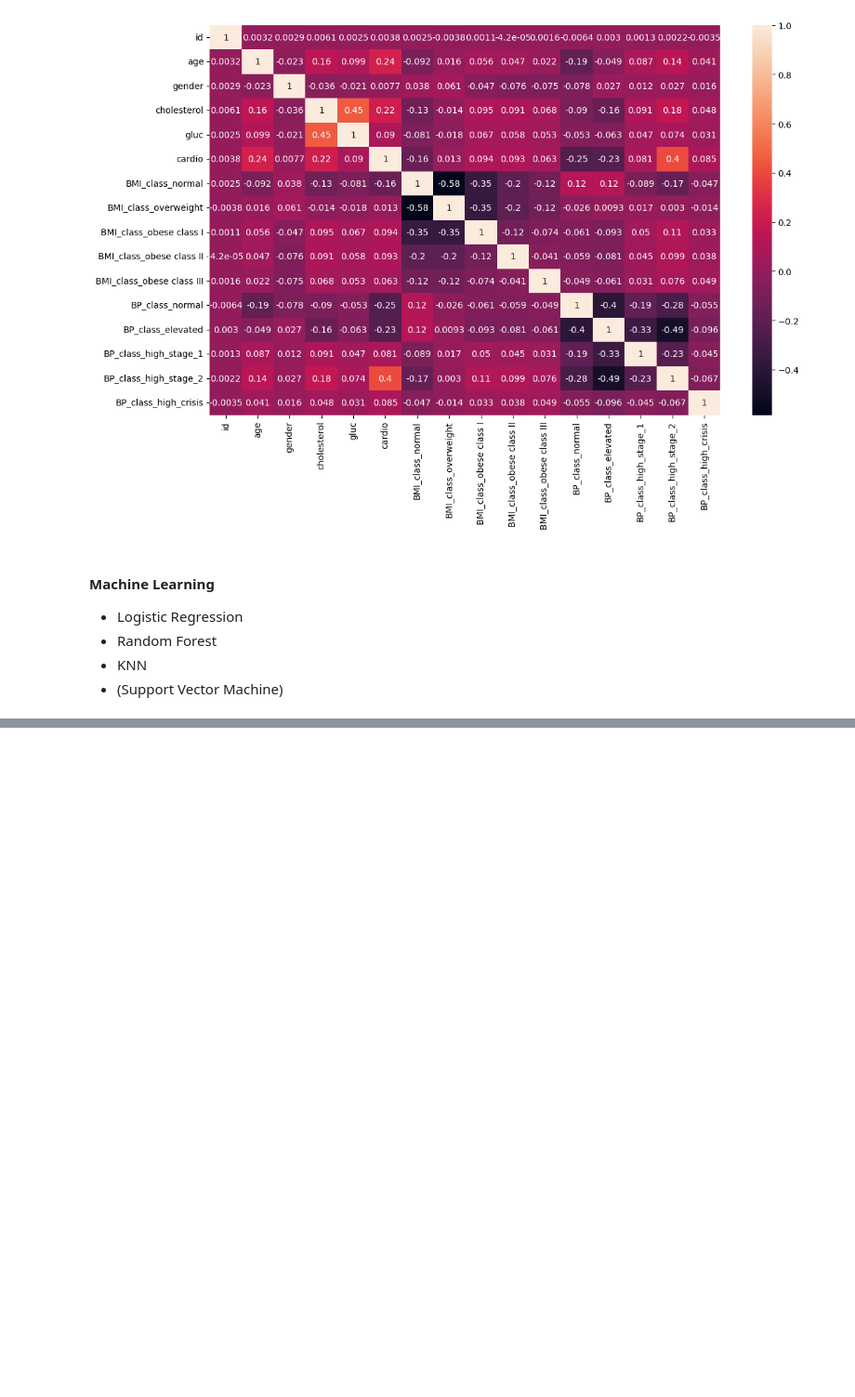
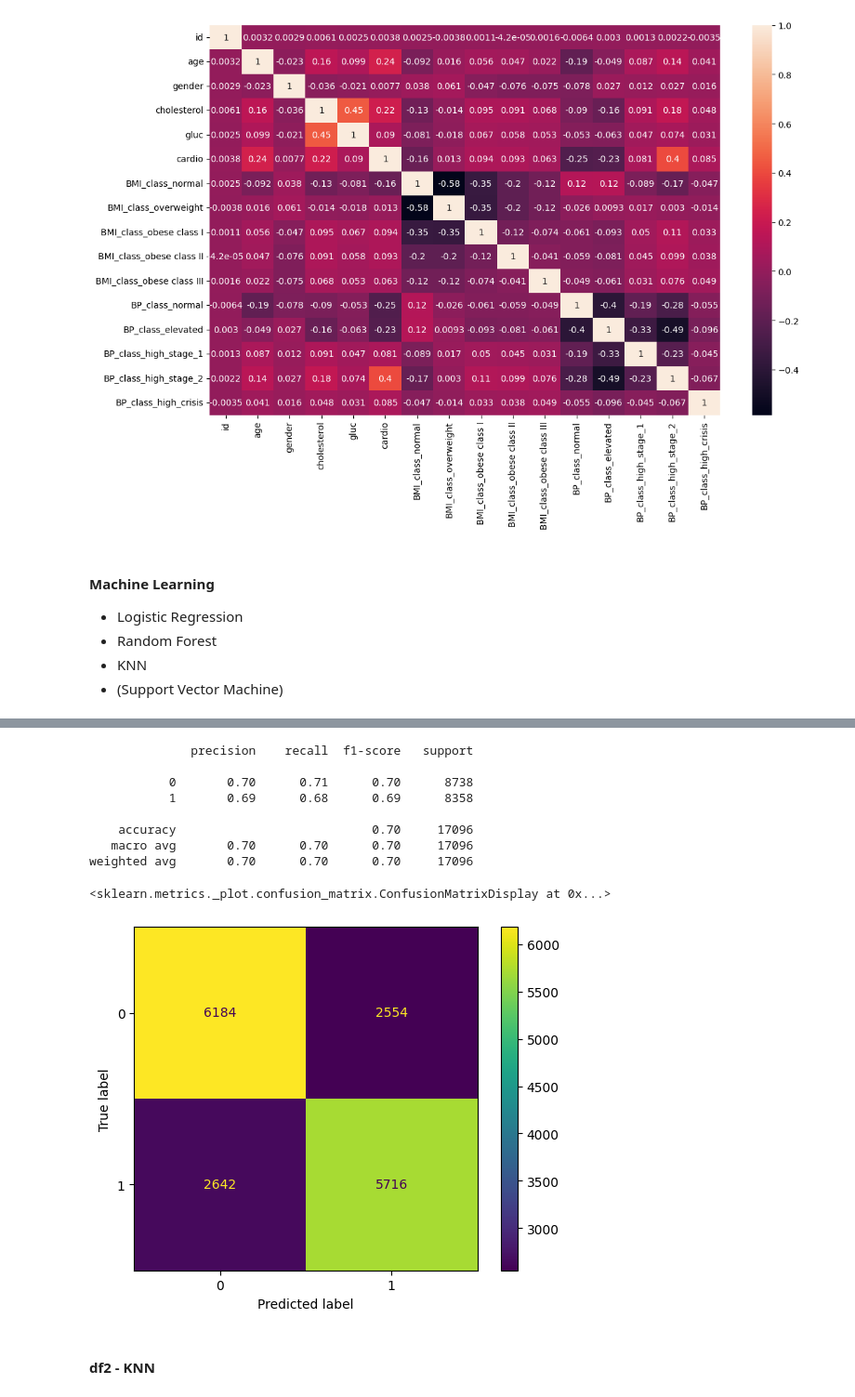
Before and after one commit to dancla240/Machine_Learning_Daniel_Claesson, a Jupyter notebook: Lab/Lab_1_heart.ipynb, the cells around one changed output, grey strips where cells are left out. Shown at 93% size. Cells and saved outputs as stored; diff of their text form; code cells hidden in the pictures; blank space fills up the shorter version.

```diff
--- a/Lab/Lab_1_heart.ipynb
+++ b/Lab/Lab_1_heart.ipynb
@@ -290,0 +430,3 @@ pipe_log = Pipeline()
+# %%
+classifier_forest = GridSearchCV(estimator=pipe_forest, param_grid=param_grid_forest, cv=5, scoring='accuracy')
+classifier_forest.fit(X_train, y_train)
@@ -290,0 +465,19 @@ pipe_log = Pipeline()
+# %%
+y_pred_forest = classifier_forest.predict(X_test)
+# %%
+print(classification_report(y_test, y_pred_forest))
+cm = confusion_matrix(y_test, y_pred_forest)
+ConfusionMatrixDisplay(cm).plot()
+# %% [output]
+              precision    recall  f1-score   support
+
+           0       0.70      0.71      0.70      8738
+           1       0.69      0.68      0.69      8358
+
+    accuracy                           0.70     17096
+   macro avg       0.70      0.70      0.70     17096
+weighted avg       0.70      0.70      0.70     17096
+<sklearn.metrics._plot.confusion_matrix.ConfusionMatrixDisplay at 0x...>
+[figure, added]
+# %% [markdown]
+#### df2 - KNN
```
Also changed, not shown: parts of 35 cells of this notebook.
